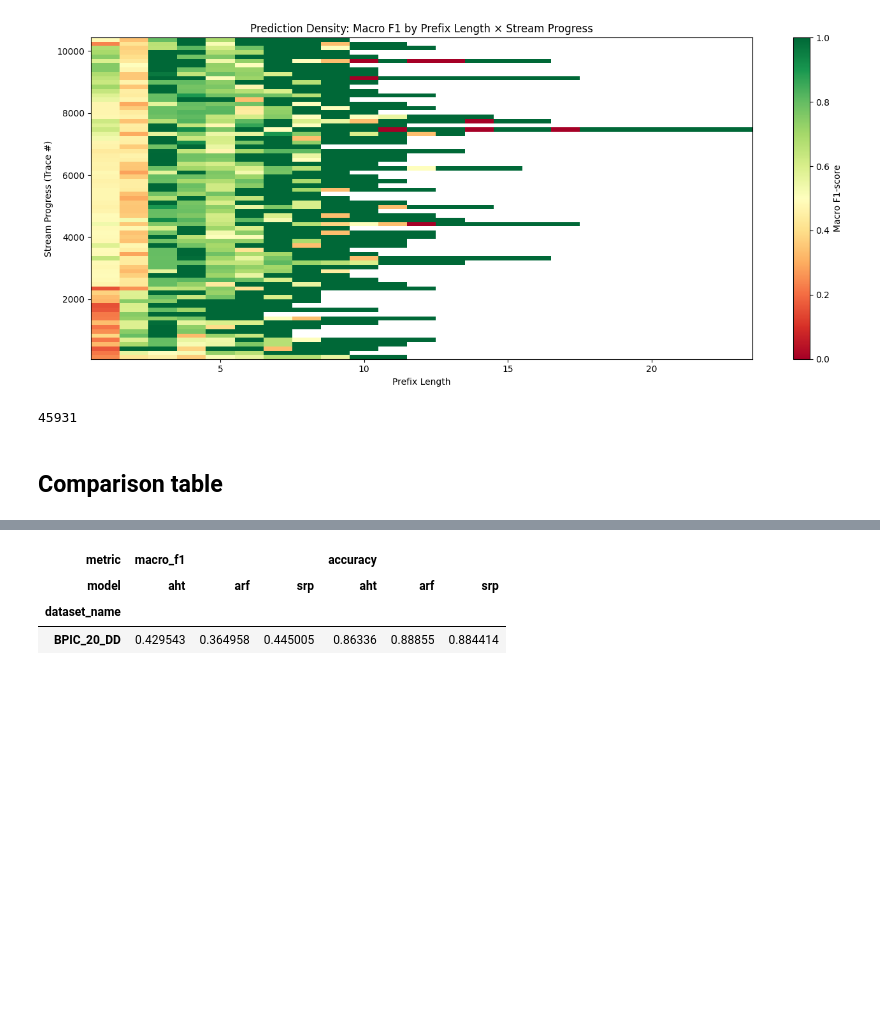
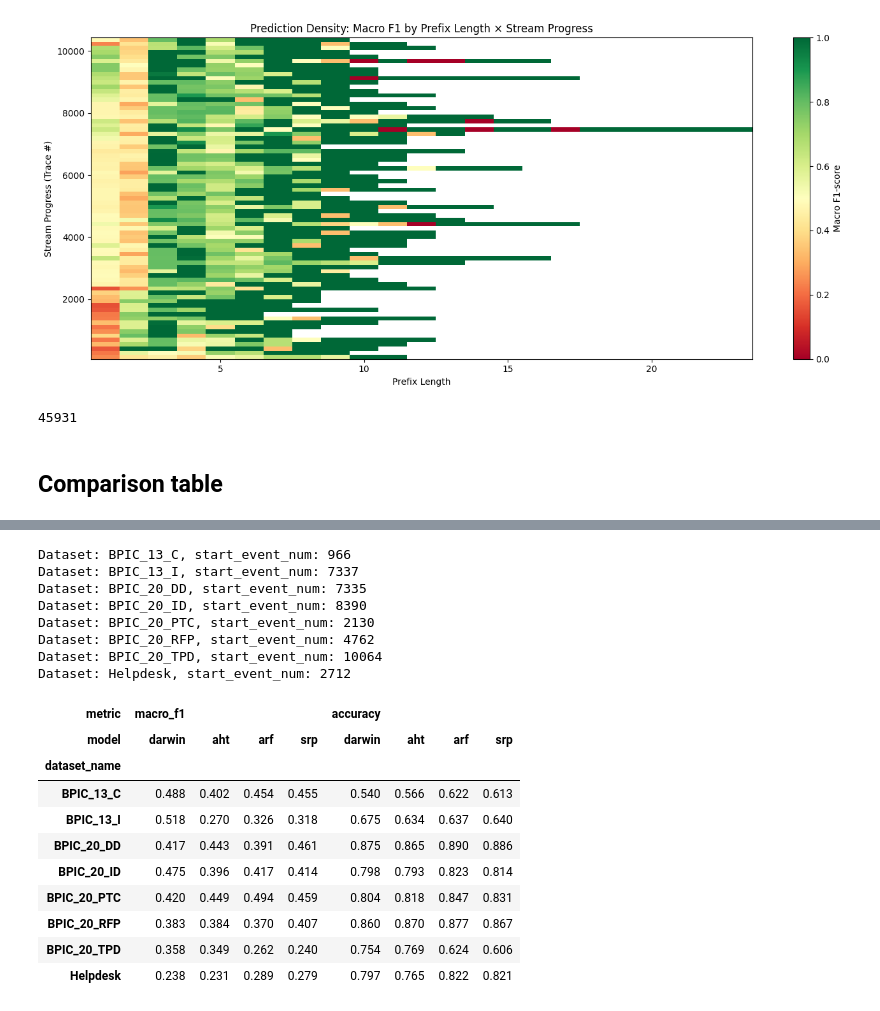
Before and after one commit to pavelihno/master-thesis, a Jupyter notebook: experiments/streaming/notebooks/results_analysis.ipynb, the cells around one changed output, grey strips where cells are left out. Saved outputs shown, nothing was run; the diff lists cells and outputs as text; code cells hidden in the pictures; blank space fills up the shorter version.

```diff
--- a/experiments/streaming/notebooks/results_analysis.ipynb
+++ b/experiments/streaming/notebooks/results_analysis.ipynb
@@ -506,7 +506,7 @@ def recompute_running_metrics(
                 metric.update(y_true, y_pred)
 
         for metric_name, metric in metrics_dict.items():
-            running_values[metric_name].append(metric.get())
+            running_values[metric_name].append(f'{metric.get():.3f}')
 
     for metric_name, values in running_values.items():
         predictions_df[metric_name] = values
@@ -563,6 +592,8 @@ for dataset_name, predictions_path_dict in predictions_dict.items():
 
     row = {'dataset_name': dataset_name}
 
+    print(f'Dataset: {dataset_name}, start_event_num: {start_event_num}')
+
     for model_name, path in predictions_path_dict.items():
         df = pd.read_csv(path)
         recomputed_df = recompute_running_metrics(df, start_event_num=start_event_num)
@@ -575,26 +606,42 @@ for dataset_name, predictions_path_dict in predictions_dict.items():
     summary_rows.append(row)
 
 comparison_table_df = pd.DataFrame(summary_rows).set_index('dataset_name').sort_index()
-
-if not comparison_table_df.empty:
-    model_order = sorted({m for d in predictions_dict.values() for m in d.keys()})
-    metric_order = list(METRIC_FACTORIES.keys())
-
-    ordered_cols = [
-        (metric, model_name)
-        for metric in metric_order
-        for model_name in model_order
-        if (metric, model_name) in comparison_table_df.columns
-    ]
-
-    comparison_table_df = comparison_table_df[ordered_cols]
-    comparison_table_df.columns = pd.MultiIndex.from_tuples(
-        comparison_table_df.columns, names=['metric', 'model']
-    )
-
-comparison_table_df
 # %% [output]
-| metric | macro_f1 |  |  | accuracy |  |  |
-| model | aht | arf | srp | aht | arf | srp |
-| dataset_name |  |  |  |  |  |  |
-| BPIC_20_DD | 0.429543 | 0.364958 | 0.445005 | 0.86336 | 0.88855 | 0.884414 |
+Dataset: BPIC_13_C, start_event_num: 966
+Dataset: BPIC_13_I, start_event_num: 7337
+Dataset: BPIC_20_DD, start_event_num: 7335
+Dataset: BPIC_20_ID, start_event_num: 8390
+Dataset: BPIC_20_PTC, start_event_num: 2130
+Dataset: BPIC_20_RFP, start_event_num: 4762
+Dataset: BPIC_20_TPD, start_event_num: 10064
+Dataset: Helpdesk, start_event_num: 2712
+# %%
+model_order = ['darwin', 'aht', 'arf', 'srp']
+metric_order = ['macro_f1', 'accuracy']
+
+if not comparison_table_df.empty:
+    ordered_cols = [
+        (metric, model_name)
+        for metric in metric_order
+        for model_name in model_order
+        if (metric, model_name) in comparison_table_df.columns
+    ]
+
+    comparison_table_df = comparison_table_df[ordered_cols]
+    comparison_table_df.columns = pd.MultiIndex.from_tuples(
+        comparison_table_df.columns, names=['metric', 'model']
+    )
+
+comparison_table_df
+# %% [output]
+| metric | macro_f1 |  |  |  | accuracy |  |  |  |
+| model | darwin | aht | arf | srp | darwin | aht | arf | srp |
+| dataset_name |  |  |  |  |  |  |  |  |
+| BPIC_13_C | 0.488 | 0.402 | 0.454 | 0.455 | 0.540 | 0.566 | 0.622 | 0.613 |
+| BPIC_13_I | 0.518 | 0.270 | 0.326 | 0.318 | 0.675 | 0.634 | 0.637 | 0.640 |
+| BPIC_20_DD | 0.417 | 0.443 | 0.391 | 0.461 | 0.875 | 0.865 | 0.890 | 0.886 |
+| BPIC_20_ID | 0.475 | 0.396 | 0.417 | 0.414 | 0.798 | 0.793 | 0.823 | 0.814 |
+| BPIC_20_PTC | 0.420 | 0.449 | 0.494 | 0.459 | 0.804 | 0.818 | 0.847 | 0.831 |
+| BPIC_20_RFP | 0.383 | 0.384 | 0.370 | 0.407 | 0.860 | 0.870 | 0.877 | 0.867 |
+| BPIC_20_TPD | 0.358 | 0.349 | 0.262 | 0.240 | 0.754 | 0.769 | 0.624 | 0.606 |
+| Helpdesk | 0.238 | 0.231 | 0.289 | 0.279 | 0.797 | 0.765 | 0.822 | 0.821 |
```
Also changed, not shown: parts of 2 cells of this notebook, 6 other files.
